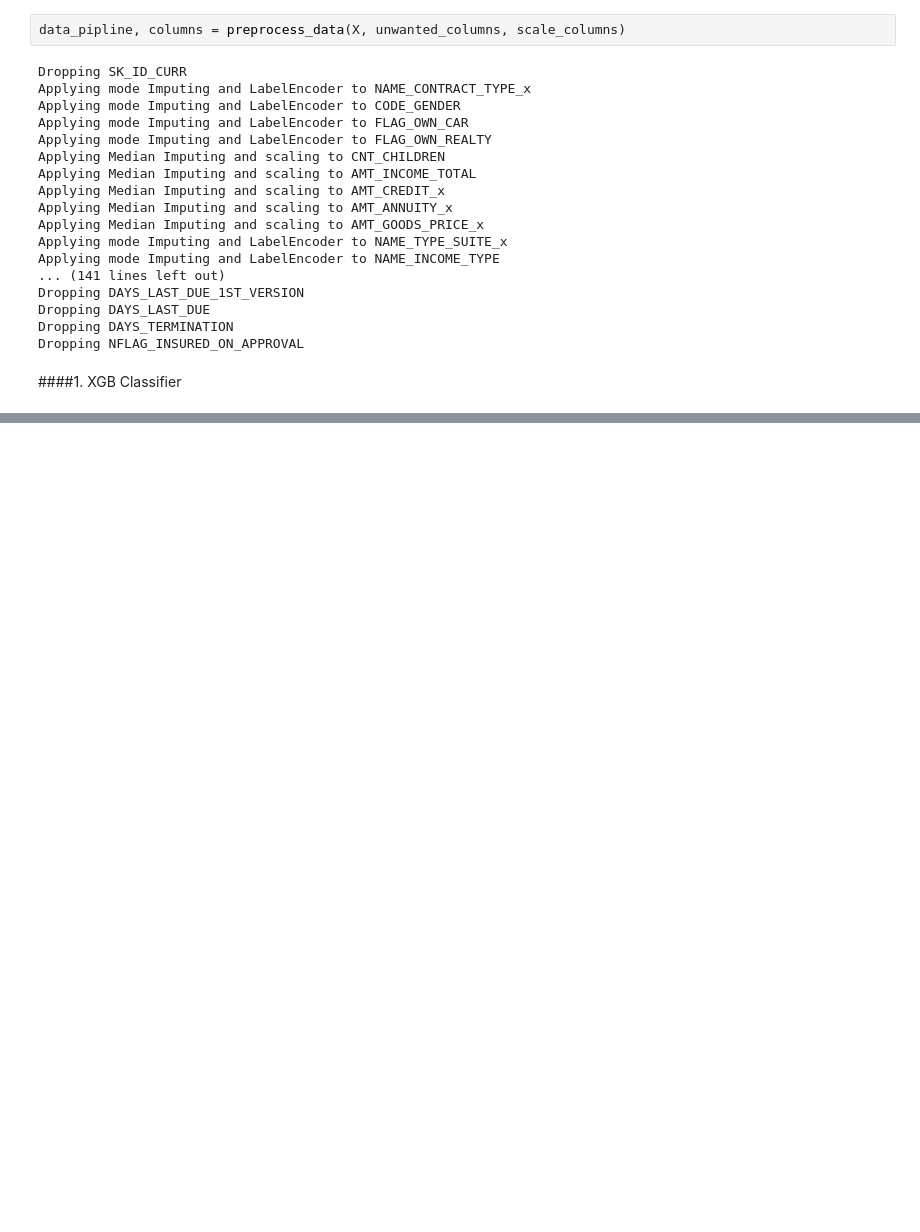
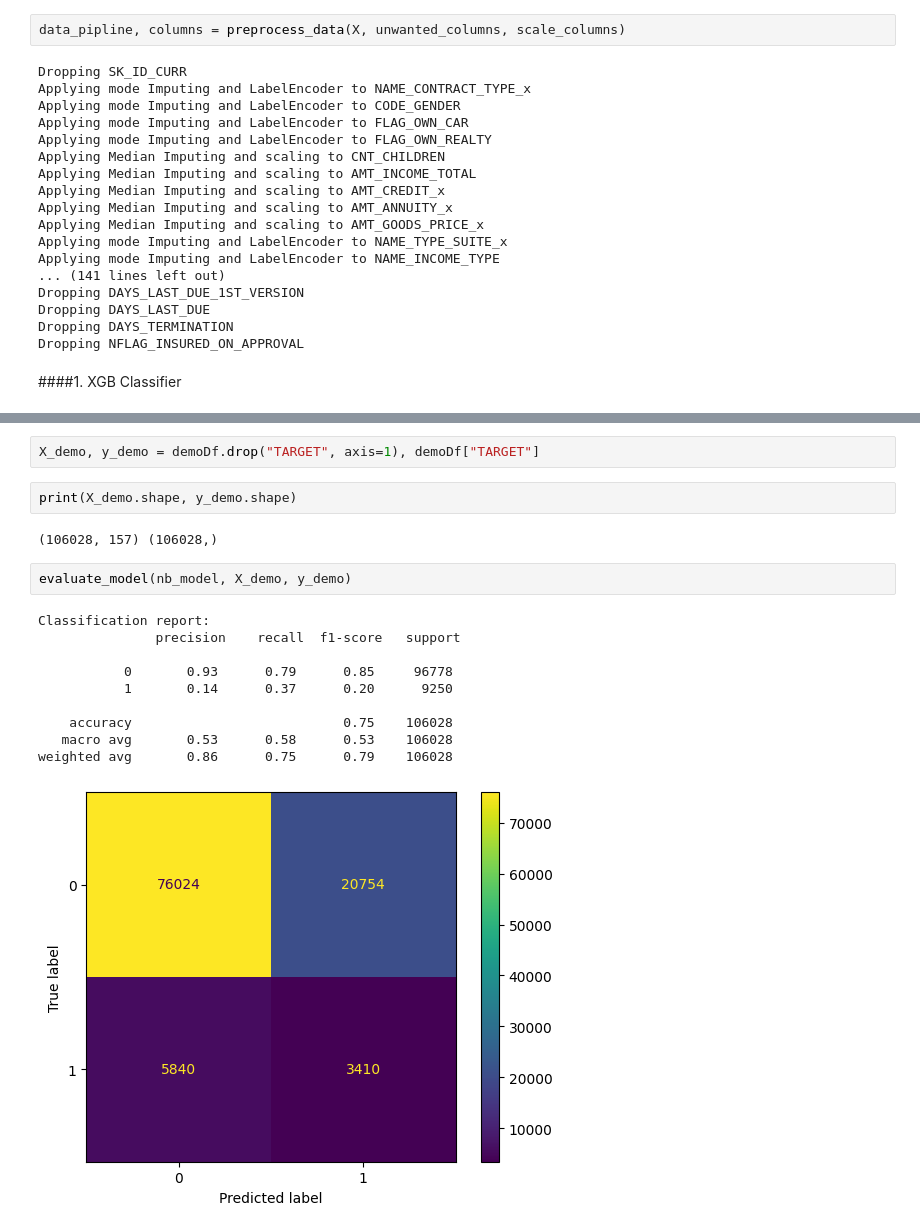
Before and after one commit to CR-Digital-Innovation/loan-default-prediction, a Jupyter notebook: notebooks/pipelines.ipynb, the cells around one changed output, grey strips where cells are left out. Saved outputs shown, nothing was run; the diff lists cells and outputs as text; blank space fills up the shorter version.

```diff
--- a/notebooks/pipelines.ipynb
+++ b/notebooks/pipelines.ipynb
@@ -391,0 +453,19 @@ ValueError: ignored
+# %%
+X_demo, y_demo = demoDf.drop("TARGET", axis=1), demoDf["TARGET"]
+# %%
+print(X_demo.shape, y_demo.shape)
+# %% [output]
+(106028, 157) (106028,)
+# %%
+evaluate_model(nb_model, X_demo, y_demo)
+# %% [output]
+Classification report:
+               precision    recall  f1-score   support
+
+           0       0.93      0.79      0.85     96778
+           1       0.14      0.37      0.20      9250
+
+    accuracy                           0.75    106028
+   macro avg       0.53      0.58      0.53    106028
+weighted avg       0.86      0.75      0.79    106028
+[figure, added]
```
Also changed, not shown: parts of 19 cells of this notebook, 6 other files.
